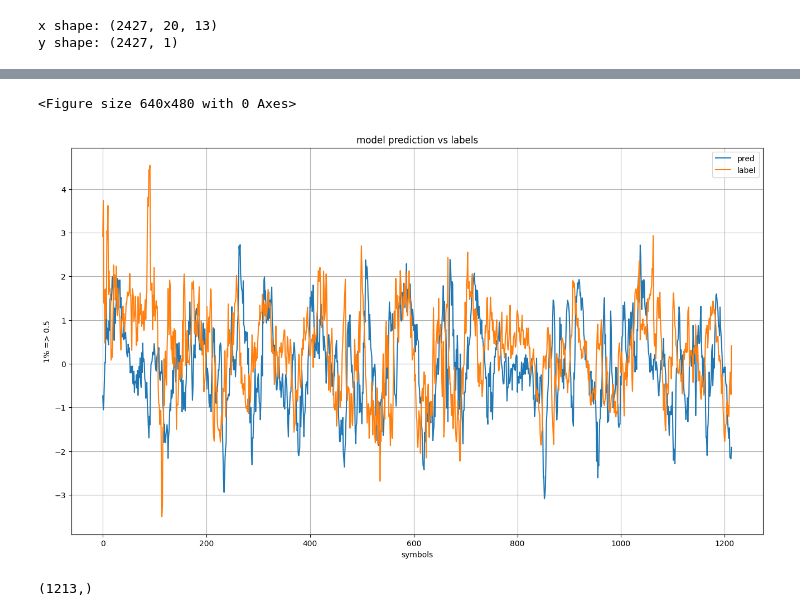
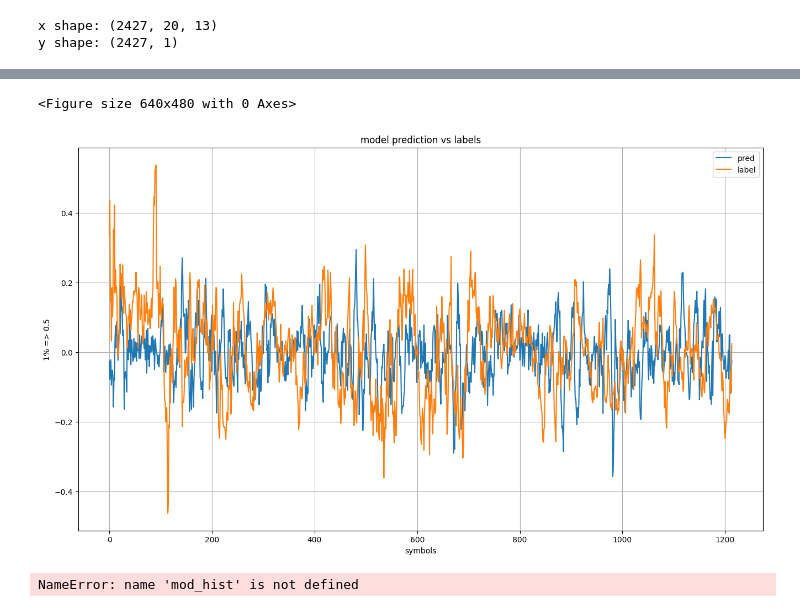
Before and after one commit to kivilhan/algo_trading, a Jupyter notebook: georgia_DQN/scratch2.ipynb, the cells around one changed output, grey strips where cells are left out. Saved outputs shown, nothing was run; the diff lists cells and outputs as text; code cells hidden in the pictures.

```diff
--- a/georgia_DQN/scratch2.ipynb
+++ b/georgia_DQN/scratch2.ipynb
@@ -6,6 +6,8 @@ import data_pipes
 df_path = "processed_aapl_data.csv"
 data = data_pipes.process_df_3(df_path)
 x, y, close = data["x"], data["y"], data["close"]
+y = (y - y.min()) / (y.max() - y.min())
+y = y - y.mean()
 print(f"""
 x shape: {x.shape}
 y shape: {y.shape}
@@ -91,7 +93,7 @@ import torch
 device = torch.device("cuda" if torch.cuda.is_available() else "cpu")
 
 v_split = 0.5
-v_cutoff = int(len(x)*v_split)
+v_cutoff = int(len(x)*(1 - v_split))
 x_t = torch.tensor(x[:v_cutoff], dtype=torch.float32).to(device)
 x_v = torch.tensor(x[v_cutoff:], dtype=torch.float32).to(device)
 y_t = torch.tensor(y[:v_cutoff], dtype=torch.float32).to(device)
@@ -118,7 +120,7 @@ for iteration in range(1):
     model_config = {
         'neurons': [128, 256, 256, 128, 32, 1],
         'activations': ['none', 'selu', 'selu', 'selu', 'selu', 'tanh'],
-        'dropouts': [0.0, 0.0, 0.0, 0.0, 0.0, 0.0]
+        'dropouts': [0.3, 0.3, 0.3, 0.3, 0.3, 0.3]
     }
 
     model = georgia_1(
@@ -134,7 +136,8 @@ for iteration in range(1):
         # weight_decay=l2_decay
         )
 
-    loss_fn = L1LossWithStdReward(reward_weight=0.3)
+    # loss_fn = L1LossWithStdReward(reward_weight=0.3)
+    loss_fn = nn.L1Loss()
 
     if verbose:
         loss = ops.test_loop(x_t, y_t, model, loss_fn, batch_size)
@@ -146,20 +149,20 @@ for iteration in range(1):
     t0 = time.perf_counter()
     for epoch in range(epochs):
         loss = ops.train_loop(x_t, y_t, model, loss_fn, optimizer, batch_size)
-        print(f"epoch: {epoch}, loss: {loss:1.4f}")
-        # test_loss_new = ops.test_loop(x_v, y_v, model, loss_fn, batch_size)
-        # best_test_loss = min(best_test_loss, test_loss_new)
+        # print(f"epoch: {epoch}, loss: {loss:1.4f}")
+        test_loss_new = ops.test_loop(x_v, y_v, model, loss_fn, batch_size)
+        best_test_loss = min(best_test_loss, test_loss_new)
 
-        # if verbose:
-        #     if test_loss_new < test_loss or epoch == epochs - 1:
-        #         print(f"---------- Epoch {epoch + 1} ----------")
-        #         print(f"loss: {loss:1.4f}, test loss: {test_loss_new:1.4f}")
+        if verbose:
+            if test_loss_new < test_loss or epoch == epochs - 1:
+                print(f"---------- Epoch {epoch + 1} ----------")
+                print(f"loss: {loss:1.4f}, test loss: {test_loss_new:1.4f}")
 
-        #     improvement = test_loss_new < test_loss
-        #     if improvement:
-        #         test_loss = test_loss_new
-        #         print(f"Checkpoint: test loss = {test_loss:1.4f} <---------------")
-        #         torch.save(model.state_dict(), r"models/hanzo_0")
+            improvement = test_loss_new < test_loss
+            if improvement:
+                test_loss = test_loss_new
+                print(f"Checkpoint: test loss = {test_loss:1.4f} <---------------")
+                torch.save(model.state_dict(), r"models/hanzo_0")
 
     t1 = time.perf_counter()
     model_config['score'] = best_test_loss
@@ -188,29 +191,28 @@ Iteration 0, t = 2.79, score = 999.0000, best score = 1.0000
 # %%
 from matplotlib import pyplot as plt
 
 # pred = model(x_v).to('cpu').detach().numpy()
 # label = y_v.to('cpu').detach().numpy()
 
-pred = model(x_v).to('cpu').detach().numpy() * 10
+pred = model(x_v).to('cpu').detach().numpy()
 label = y_v.to('cpu').detach().numpy()
-
 sym_index = np.arange(pred.shape[1])
 
 fig = plt.figure()
 plt.figure(figsize=(16, 9))
 plt.title("model prediction vs labels")
 plt.xlabel("symbols")
 plt.ylabel("1% => 0.5")
 
 plt.plot(pred, label="pred")
 plt.plot(label, label="label")
 
 plt.grid()
 plt.legend()
 plt.show()
 # %% [output]
 <Figure size 640x480 with 0 Axes>
-[figure, old version]
+[figure, new version]
 # %%
 close_hist = close_t
 mod_hist = model(x_t).to('cpu').detach().numpy().squeeze()
@@ -226,4 +228,4 @@ for t in range(len(close_hist)):
 # %%
 mod_hist.shape
 # %% [output]
-(1213,)
+NameError: name 'mod_hist' is not defined
```
Also changed, not shown: parts of 1 cell of this notebook, 1 other file.
